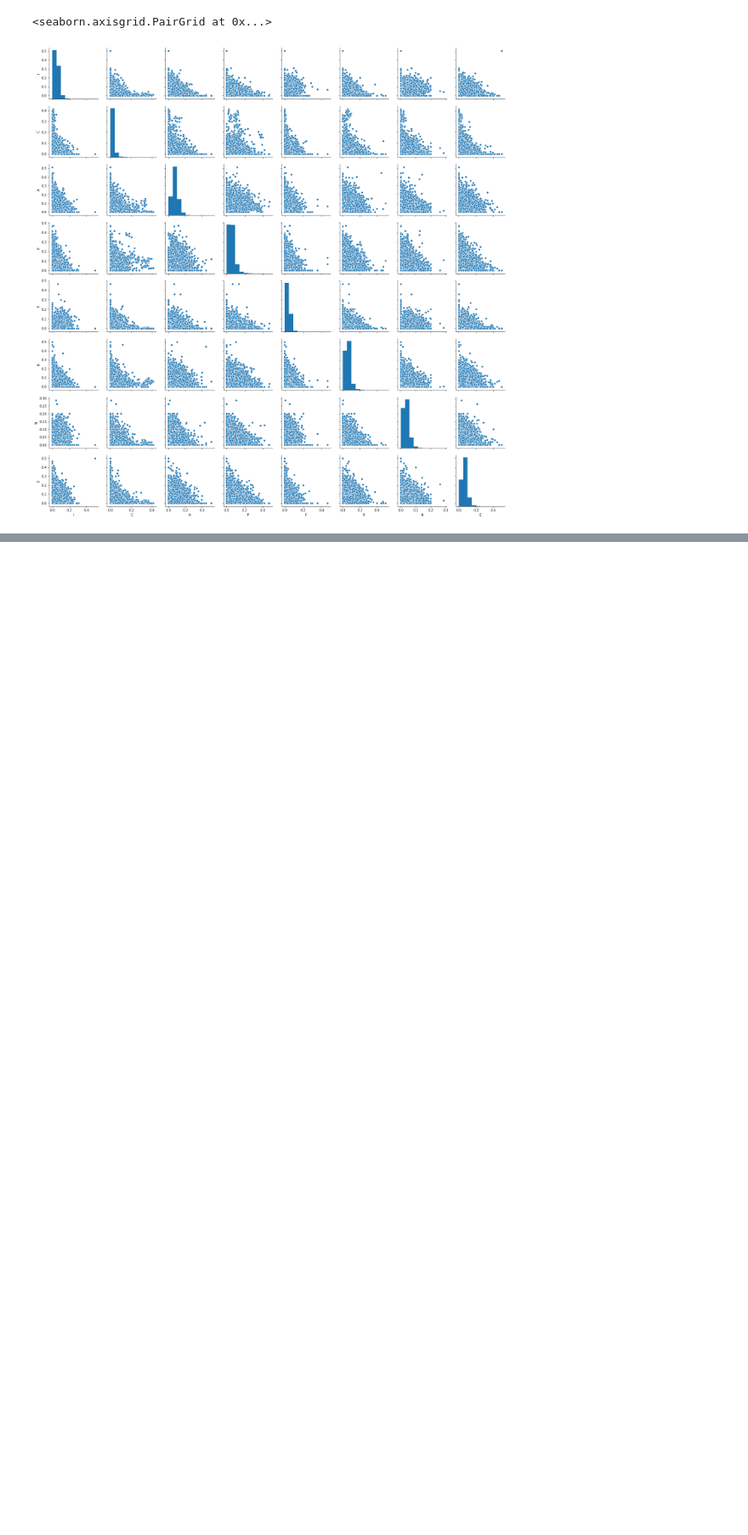
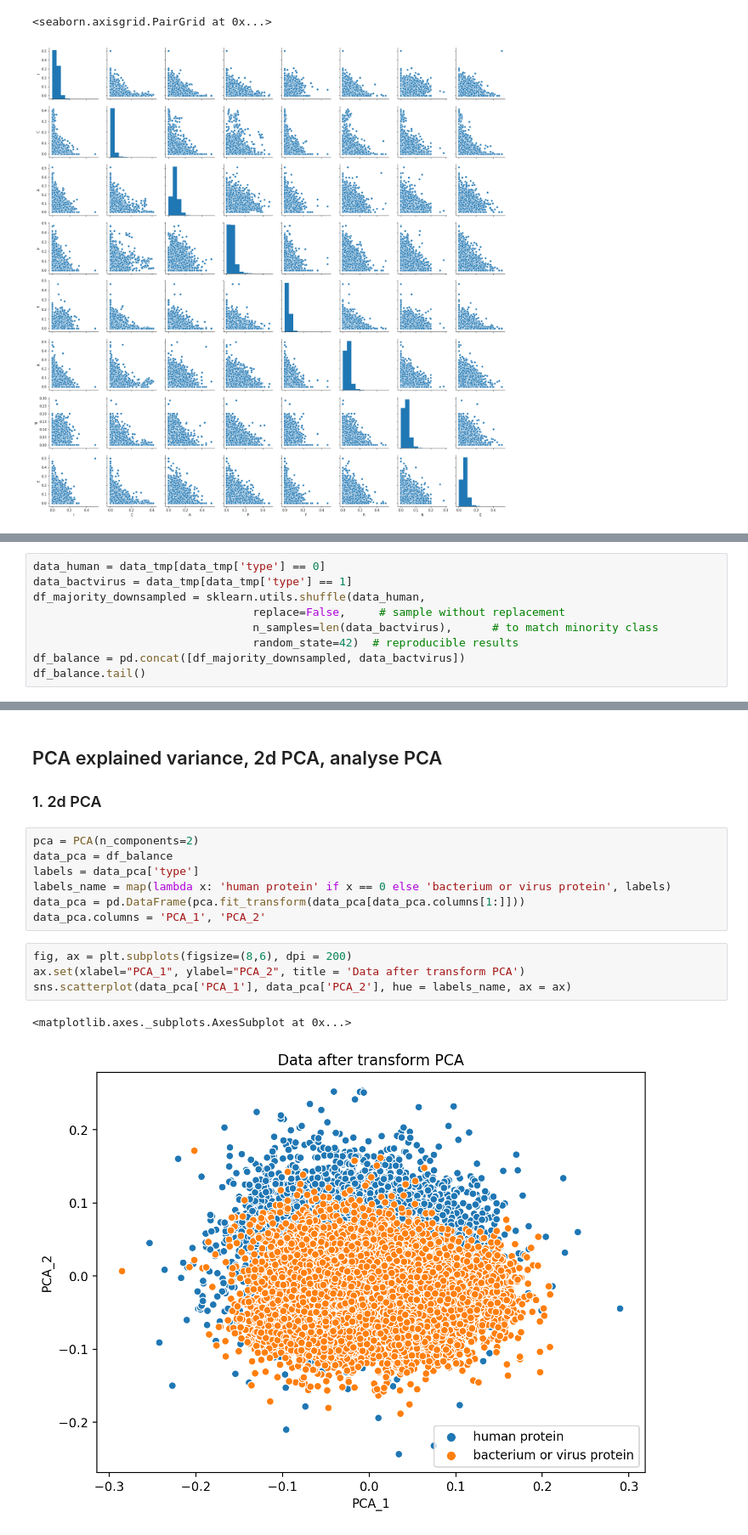
Before and after one commit to tsvvas/HIV_evolution, a Jupyter notebook: Scripts/Analys and prepare data.ipynb, the cells around one changed output, grey strips where cells are left out. Shown at 85% size. Saved outputs shown, nothing was run; the diff lists cells and outputs as text; blank space fills up the shorter version.

```diff
--- a/Scripts/Analys and prepare data.ipynb
+++ b/Scripts/Analys and prepare data.ipynb
@@ -395,0 +411,9 @@ sns.scatterplot(data_tmp['R'], data_tmp['C'], hue = labels, alpha=0.3)
+# %%
+data_human = data_tmp[data_tmp['type'] == 0]
+data_bactvirus = data_tmp[data_tmp['type'] == 1]
+df_majority_downsampled = sklearn.utils.shuffle(data_human,
+                                 replace=False,     # sample without replacement
+                                 n_samples=len(data_bactvirus),      # to match minority class
+                                 random_state=42)  # reproducible results
+df_balance = pd.concat([df_majority_downsampled, data_bactvirus])
+df_balance.tail()
@@ -395,0 +428,17 @@ sns.scatterplot(data_tmp['R'], data_tmp['C'], hue = labels, alpha=0.3)
+# %% [markdown]
+## PCA explained variance, 2d PCA, analyse PCA
+### 1. 2d PCA
+# %%
+pca = PCA(n_components=2)
+data_pca = df_balance
+labels = data_pca['type']
+labels_name = map(lambda x: 'human protein' if x == 0 else 'bacterium or virus protein', labels)
+data_pca = pd.DataFrame(pca.fit_transform(data_pca[data_pca.columns[1:]]))
+data_pca.columns = 'PCA_1', 'PCA_2'
+# %%
+fig, ax = plt.subplots(figsize=(8,6), dpi = 200)
+ax.set(xlabel="PCA_1", ylabel="PCA_2", title = 'Data after transform PCA')
+sns.scatterplot(data_pca['PCA_1'], data_pca['PCA_2'], hue = labels_name, ax = ax)
+# %% [output]
+<matplotlib.axes._subplots.AxesSubplot at 0x...>
+[figure, added]
```
Also changed, not shown: parts of 31 cells of this notebook, 17 other files.
